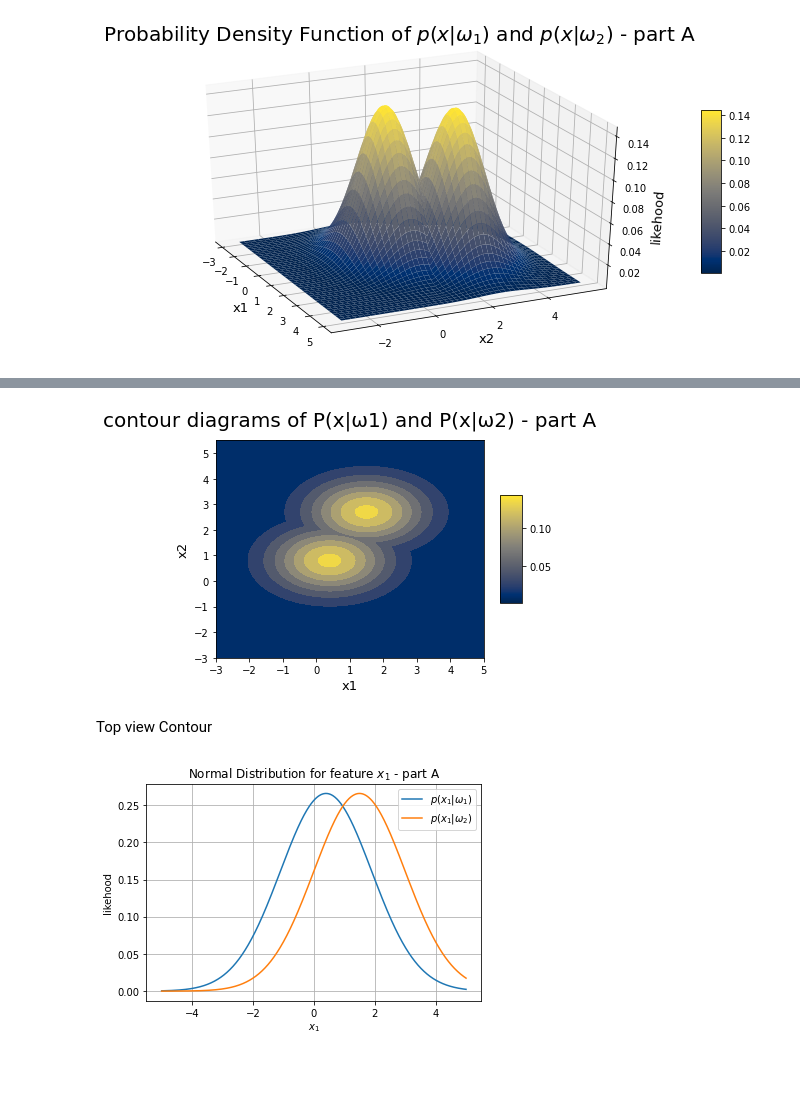
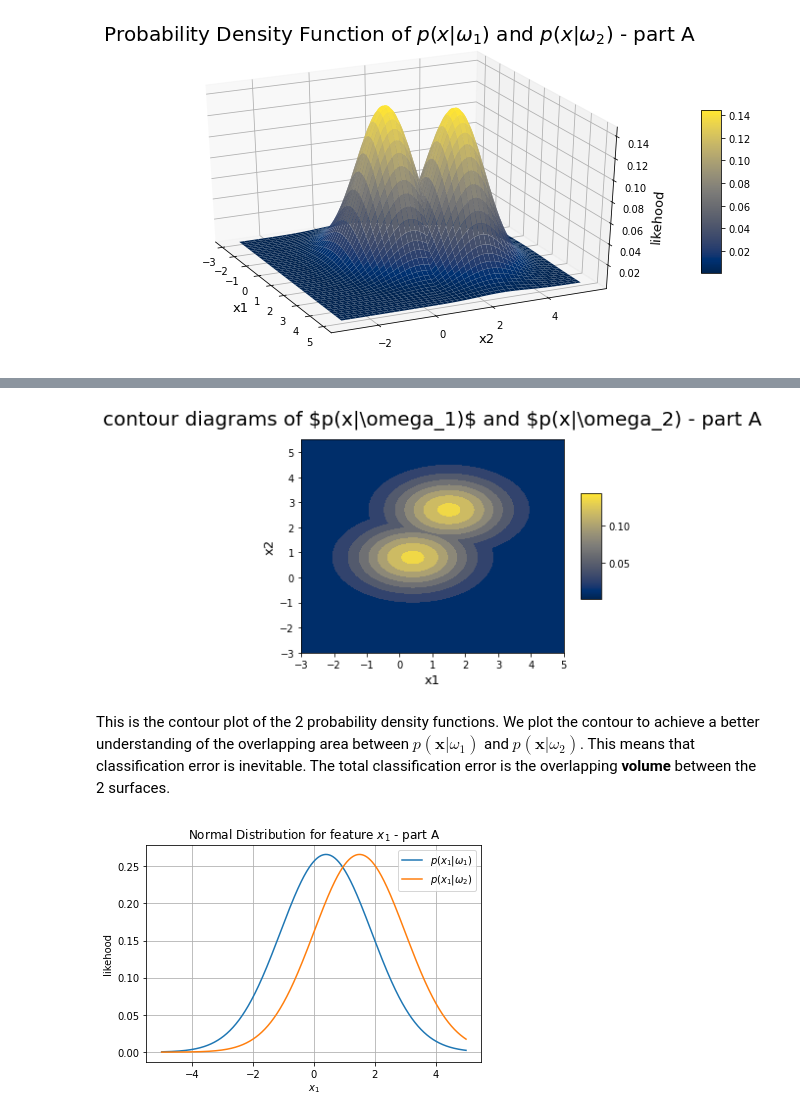
Before and after one commit to Sourland/pattern-recognision, a Jupyter notebook: Naive_Bayes.ipynb, the cells around one changed output, grey strips where cells are left out. Saved outputs shown, nothing was run; the diff lists cells and outputs as text; code cells hidden in the pictures; blank space fills up the shorter version.

```diff
--- a/Naive_Bayes.ipynb
+++ b/Naive_Bayes.ipynb
@@ -60,26 +65,26 @@ Explanation of pdf
 # %%
 """----------------------------------CONTOUR------------------------------------"""
 x = np.linspace(-3,5,1000)
 y = np.linspace(-3,5.5,1000)
 X, Y = np.meshgrid(x,y)
 pos = np.empty(X.shape + (2,))
 pos[:, :, 0] = X; pos[:, :, 1] = Y
 
 #Make contour plot
 fig = plt.figure()
 ax = fig.add_subplot(111)
 ax.contourf(X, Y, np.where(Px_omega1.pdf(pos) > Px_omega2.pdf(pos), Px_omega1.pdf(pos), Px_omega2.pdf(pos)),cmap='cividis')
 fig.colorbar(surf, ax = ax,shrink = 0.5, aspect = 5)
 
 ax.set_xlabel('x1', fontsize=13)
 ax.set_ylabel('x2', fontsize=13)
-ax.set_title(label ='contour diagrams of P(x|\u03C91) and P(x|\u03C92) - ' + part,fontsize=20,pad=15.0)
+ax.set_title(label ='contour diagrams of $p(x|\omega_1)$ and $p(x|\omega_2) - ' + part,fontsize=20,pad=15.0)
 
 plt.show()
 # %% [output]
-[figure, old version]
+[figure, new version]
-# %% [markdown]
-Top view Contour
+# %% [markdown]
+This is the contour plot of the 2 probability density functions. We plot the contour to achieve a better understanding of the overlapping area between $p(\textbf{x}|ω_1)$ and $p(\textbf{x}|ω_2)$. This means that classification error is inevitable. The total classification error is the overlapping **volume** between the 2 surfaces.
 # %%
 x = np.linspace(-5,5,1000)
 plt.plot(x, norm.pdf(x, mu_class_healthy[0] , covariance_matrix1[0,0]),label = r'$p(x_1|\omega_1)$')
```
Also changed, not shown: parts of 15 cells of this notebook.
